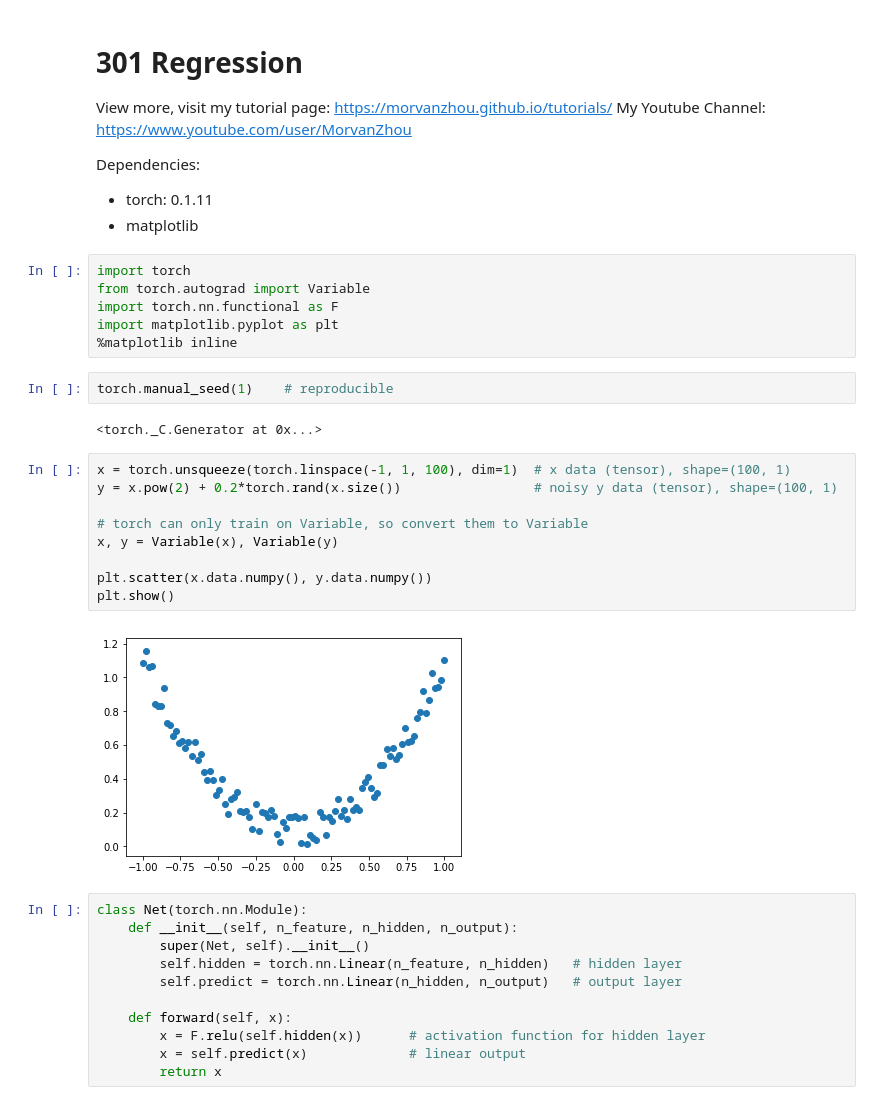
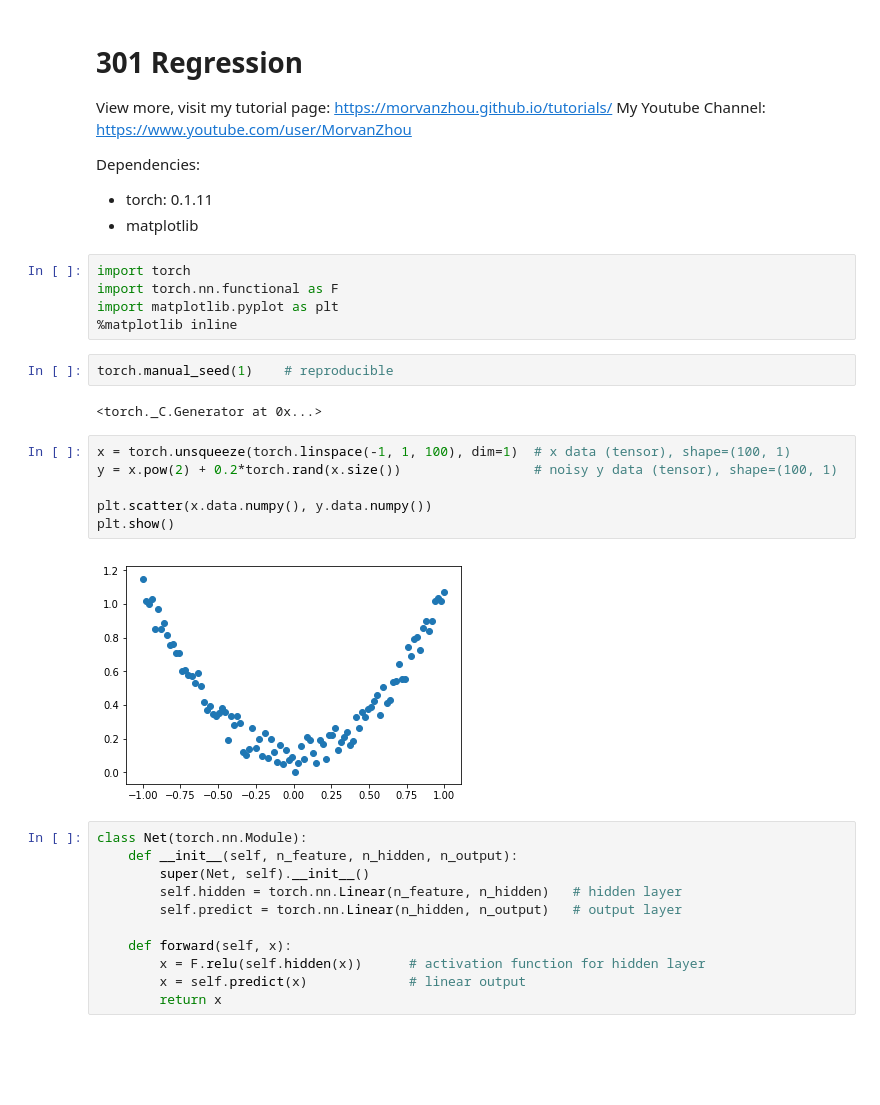
Before and after one commit to MorvanZhou/PyTorch-Tutorial, a Jupyter notebook: tutorial-contents-notebooks/301_regression.ipynb, the cells around one changed output. Cells and saved outputs as stored; diff of their text form; blank space fills up the shorter version.

Commit message:
update for new version of torch

```diff
--- a/tutorial-contents-notebooks/301_regression.ipynb
+++ b/tutorial-contents-notebooks/301_regression.ipynb
@@ -9,7 +9,6 @@ Dependencies:
 * matplotlib
 # %%
 import torch
-from torch.autograd import Variable
 import torch.nn.functional as F
 import matplotlib.pyplot as plt
 %matplotlib inline
@@ -20,14 +19,11 @@ torch.manual_seed(1)    # reproducible
 # %%
 x = torch.unsqueeze(torch.linspace(-1, 1, 100), dim=1)  # x data (tensor), shape=(100, 1)
 y = x.pow(2) + 0.2*torch.rand(x.size())                 # noisy y data (tensor), shape=(100, 1)
 
-# torch can only train on Variable, so convert them to Variable
-x, y = Variable(x), Variable(y)
-
 plt.scatter(x.data.numpy(), y.data.numpy())
 plt.show()
 # %% [output]
-[figure, old version]
+[figure, new version]
 # %%
 class Net(torch.nn.Module):
     def __init__(self, n_feature, n_hidden, n_output):
```
Also changed, not shown: parts of 2 cells of this notebook.
